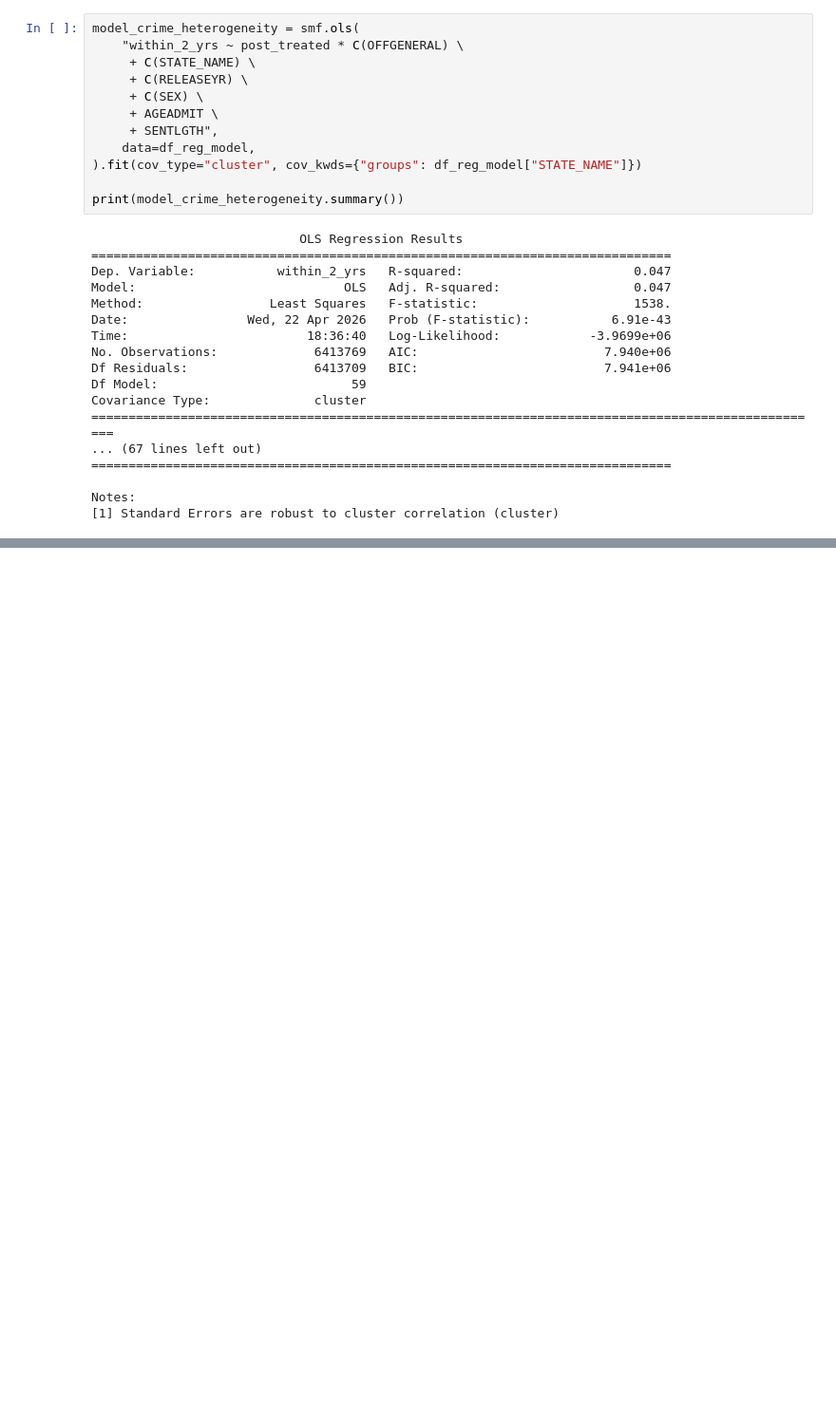
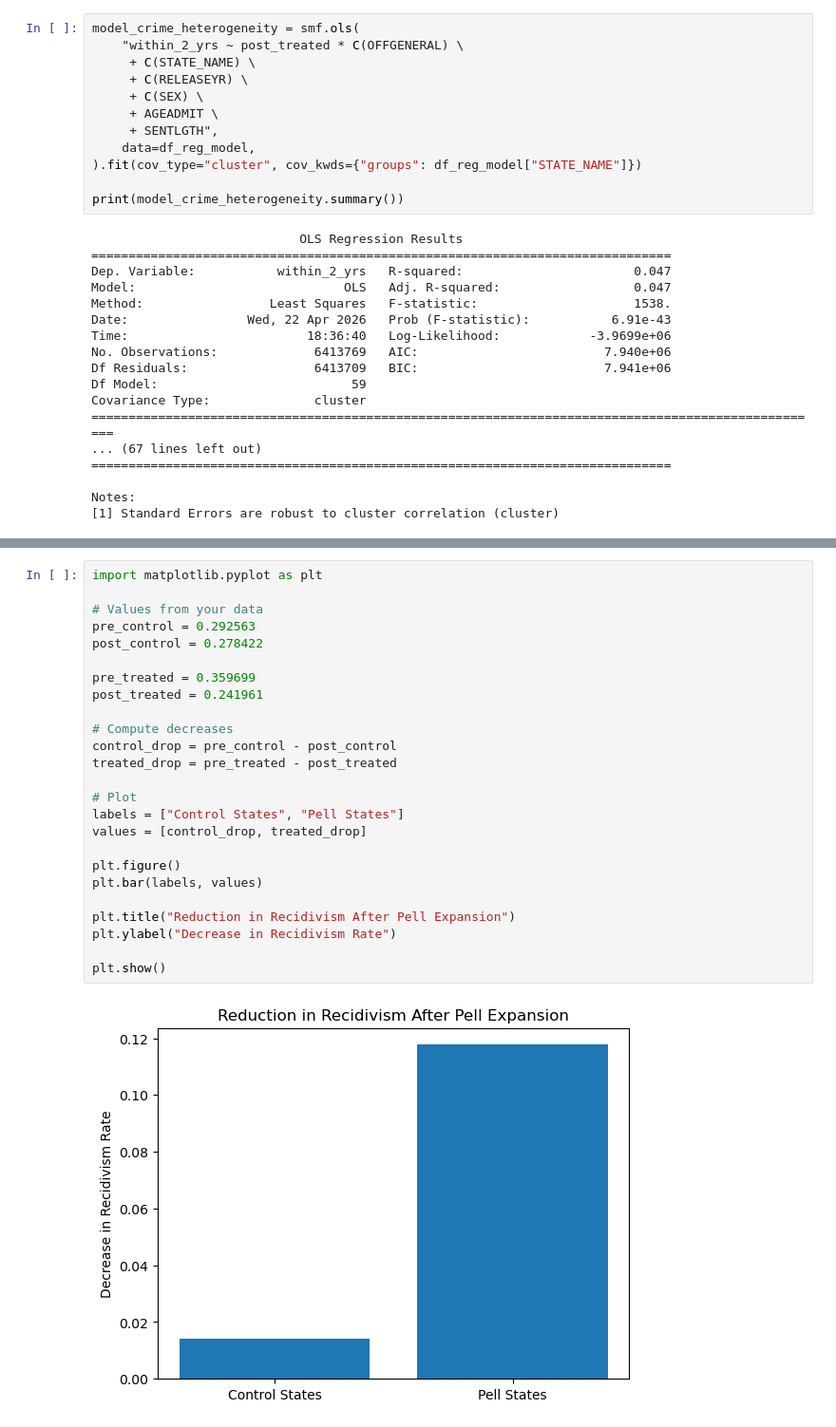
Before and after one commit to TeaTafaj/Recidivism-Education, a Jupyter notebook: 02_DID_regression.ipynb, the cells around one changed output, grey strips where cells are left out. Shown at 95% size. Drawn from its saved outputs; the diff is of its cells as text; blank space fills up the shorter version.

```diff
--- a/02_DID_regression.ipynb
+++ b/02_DID_regression.ipynb
@@ -508,0 +532,27 @@ Notes:
+# %%
+import matplotlib.pyplot as plt
+
+# Values from your data
+pre_control = 0.292563
+post_control = 0.278422
+
+pre_treated = 0.359699
+post_treated = 0.241961
+
+# Compute decreases
+control_drop = pre_control - post_control
+treated_drop = pre_treated - post_treated
+
+# Plot
+labels = ["Control States", "Pell States"]
+values = [control_drop, treated_drop]
+
+plt.figure()
+plt.bar(labels, values)
+
+plt.title("Reduction in Recidivism After Pell Expansion")
+plt.ylabel("Decrease in Recidivism Rate")
+
+plt.show()
+# %% [output]
+[figure, added]
```
Also changed, not shown: parts of 2 cells of this notebook.
